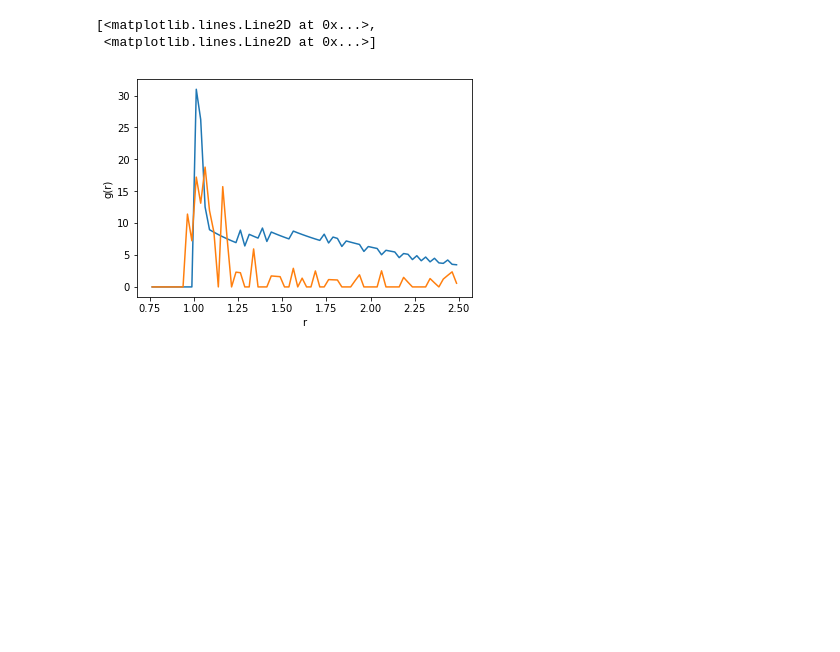
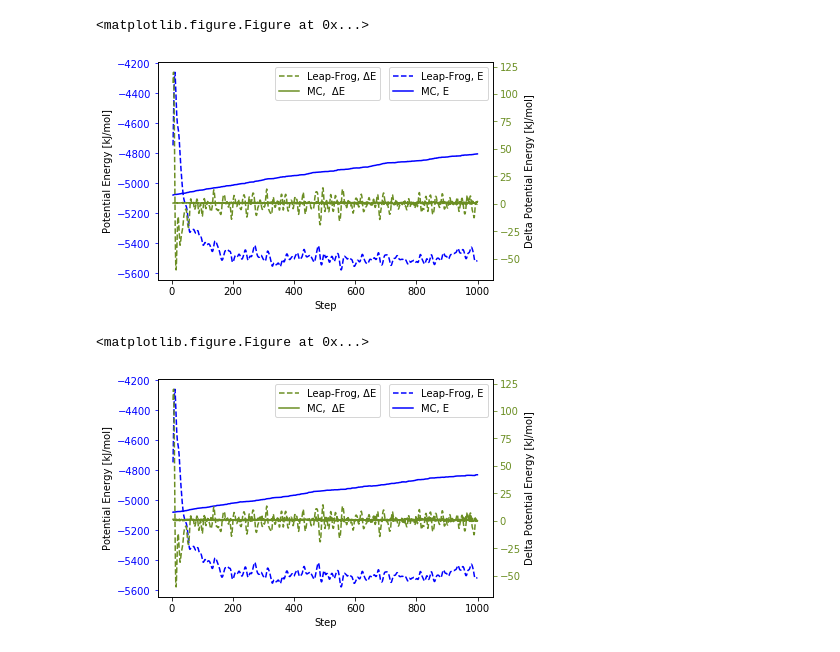
Before and after one commit to LeaLil/18F-StatPhys, a Jupyter notebook: mdatom/source_code/Plots.ipynb, the cells around one changed output. Saved outputs shown, nothing was run; the diff lists cells and outputs as text; code cells hidden in the pictures; blank space fills up the shorter version.

```diff
--- a/mdatom/source_code/Plots.ipynb
+++ b/mdatom/source_code/Plots.ipynb
@@ -36,18 +6,57 @@ plt.plot(df_metro.values[start_at:,0], df_metro.values[start_at:,4])
-# %%
-filename_normal_t1_dis = "out_normal_T120.27_dis.csv"
-filename_metro_t1_dis = "out_metro_T120.27_dis.csv"
-
-
-plt.figure(3)
-plt.xlabel('r')
-plt.ylabel('g(r)')
-
-
-df_normal_dis = pd.read_csv(filename_normal_t1_dis, header=None)
-df_metro_dis = pd.read_csv(filename_metro_t1_dis, header=None)
-
-plt.plot(df_normal_dis.values[30:,0], df_normal_dis.values[30:,1], df_metro_dis.values[30:, 0],df_metro_dis.values[30:,1])
-# %% [output]
-[<matplotlib.lines.Line2D at 0x...>,
- <matplotlib.lines.Line2D at 0x...>]
-[figure, removed]
+# %%
+filename_normal_t1 = "out_normal_T120.27.csv"
+filename_metro_N = "out_metro_T120.27_N.csv"
+filename_metro_1 = "out_metro_T120.27_1.csv"
+
+
+
+df_normal = pd.read_csv(filename_normal_t1, header=None)
+df_metro = pd.read_csv(filename_metro_N, header=None)
+df_metro_1 = pd.read_csv(filename_metro_1, header=None)
+
+start_at = 5
+
+#N Particle
+plt.figure(1)
+fig, ax1 = plt.subplots()
+t = df_normal.values[start_at:,0]
+
+lf_e = ax1.plot(t, df_normal.values[start_at:, 1], color='blue', linestyle='dashed', label='Leap-Frog, E')
+mc_e = ax1.plot(t, df_metro.values[start_at:, 1], color='blue', label='MC, E')
+ax1.set_xlabel('Step')
+ax1.set_ylabel('Potential Energy [kJ/mol]')
+ax1.tick_params('y', colors='b')
+ax2 = ax1.twinx()
+lf_de = ax2.plot(t, df_normal.values[start_at:, 2], color='olivedrab', linestyle='dashed', label='Leap-Frog, ΔE')
+mc_de = ax2.plot(t, df_metro.values[start_at:, 2], color='olivedrab', label='MC,  ΔE')
+ax2.set_ylabel('Delta Potential Energy [kJ/mol]')
+ax2.tick_params('y', colors='olivedrab')
+ax1.legend(loc='upper right')
+ax2.legend(loc=(0.35,0.825))
+plt.show()
+
+
+#1 Particle
+plt.figure(2)
+fig, ax1 = plt.subplots()
+t = df_normal.values[start_at:,0]
+
+ax1.plot(t, df_normal.values[start_at:, 1], color='blue', linestyle='dashed', label='Leap-Frog, E')
+ax1.plot(t, df_metro_1.values[start_at:, 1], color='blue', label='MC, E')
+ax1.set_xlabel('Step')
+ax1.set_ylabel('Potential Energy [kJ/mol]')
+ax1.tick_params('y', colors='b')
+ax2 = ax1.twinx()
+ax2.plot(t, df_normal.values[start_at:, 2], color='olivedrab', linestyle='dashed', label='Leap-Frog, ΔE')
+ax2.plot(t, df_metro_1.values[start_at:, 2], color='olivedrab', label='MC,  ΔE')
+ax2.set_ylabel('Delta Potential Energy [kJ/mol]')
+ax2.tick_params('y', colors='olivedrab')
+ax1.legend(loc='upper right')
+ax2.legend(loc=(0.35,0.825))
+
+plt.show()
+# %% [output]
+<matplotlib.figure.Figure at 0x...>
+[figure, added]
+<matplotlib.figure.Figure at 0x...>
+[figure, added]
```
Also changed, not shown: parts of 4 cells of this notebook, 4 other files.
